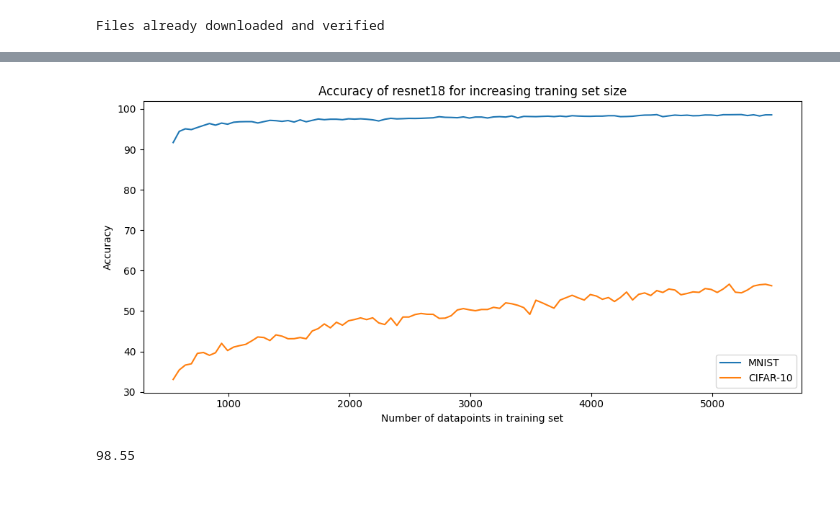
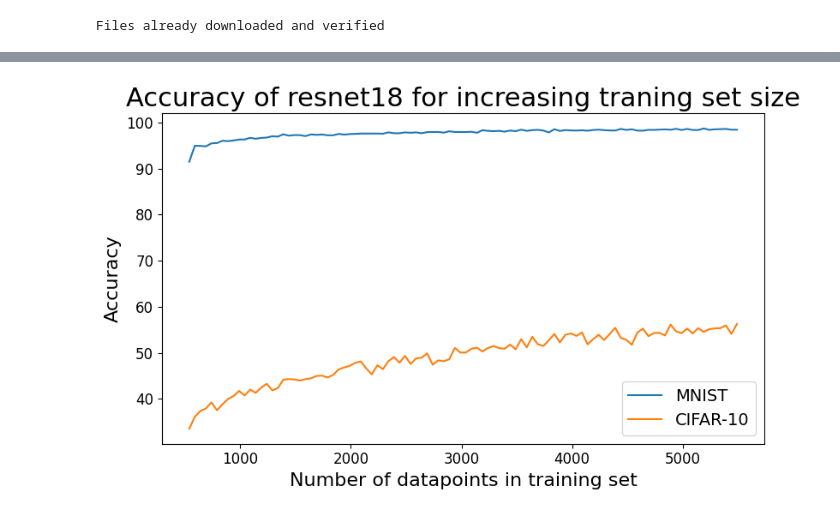
Before and after one commit to Fuglede30/deep_learning_project, a Jupyter notebook: bin_1_increased_training_data.ipynb, the cells around one changed output, grey strips where cells are left out. Saved outputs shown, nothing was run; the diff lists cells and outputs as text; code cells hidden in the pictures.

```diff
--- a/bin_1_increased_training_data.ipynb
+++ b/bin_1_increased_training_data.ipynb
@@ -100,26 +84,3 @@ model_parameters = deepcopy(model.state_dict())
 model = model.to(device)
 criterion = torch.nn.CrossEntropyLoss()
 optimizer = torch.optim.Adam(model.parameters(), lr=lr)
-# %%
-def train_model(model, train_loader, val_loader, criterion, optimizer, device, num_epochs=10, val_interval=1):
-    accuracies = []
-    for epoch in tqdm(range(num_epochs)):
-        model.train()
-        for images, labels in train_loader:
-            images, labels = images.to(device), labels.to(device)
-
-            optimizer.zero_grad()
-            outputs = model(images)
-            try:
-                loss = criterion(outputs, labels)
-            except:
-                labels = labels.long()
-                loss = criterion(outputs, labels)
-            loss.backward()
-            optimizer.step()
-
-        if (epoch + 1) % val_interval == 0:
-            val_accuracy = validate_model(model, val_loader, device)
-            accuracies.append(val_accuracy)
-            print(f'Epoch {epoch + 1}, Accuracy: {val_accuracy:.2f}%')
-    return accuracies
@@ -267,21 +207,20 @@ Adding 50 images to training set
 # %%
 # Plot the accuracy
 
-plt.figure(figsize=(10, 5))
+plt.figure(figsize=(8,5))
 plt.plot(datapoints_MNIST, accuracies_MNIST)
 plt.plot(datapoints_CIFAR, accuracies_CIFAR)
 
-plt.xlabel('Number of datapoints in training set')
-plt.ylabel('Accuracy')
-plt.title('Accuracy of resnet18 for increasing traning set size')
-plt.legend(['MNIST', 'CIFAR-10'])
+plt.xlabel('Number of datapoints in training set', fontsize = 16)
+plt.ylabel('Accuracy', fontsize = 16)
+plt.title('Accuracy of resnet18 for increasing traning set size', fontsize = 22)
+plt.legend(['MNIST', 'CIFAR-10'], fontsize = 14)
+
+plt.xticks(fontsize = 12)
+plt.yticks(fontsize = 12)
 
 plt.tight_layout()
 plt.savefig('figs/1_Increasing_traningset_size_2.png')
 plt.show()
 # %% [output]
-[figure, old version]
+[figure, new version]
-# %%
-accuracies_MNIST[-1]
-# %% [output]
-98.55
```
Also changed, not shown: parts of 10 cells of this notebook, 50 other files.
